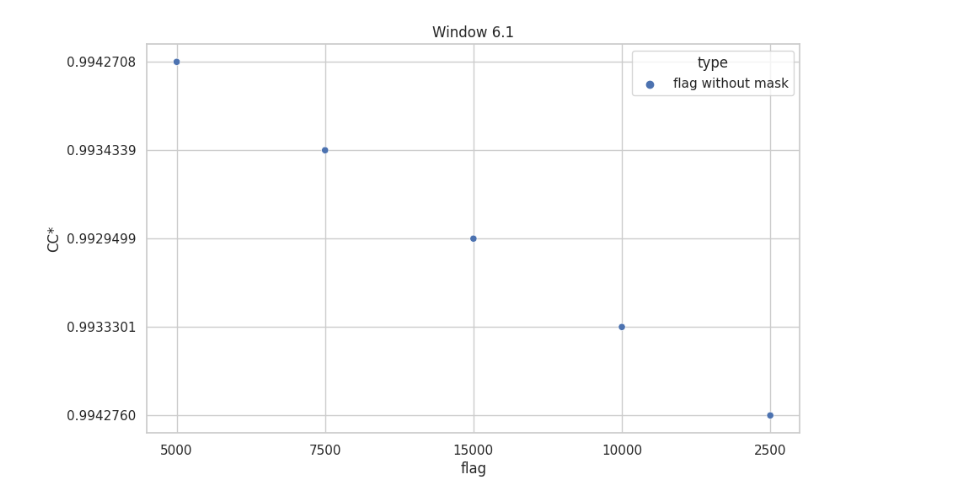
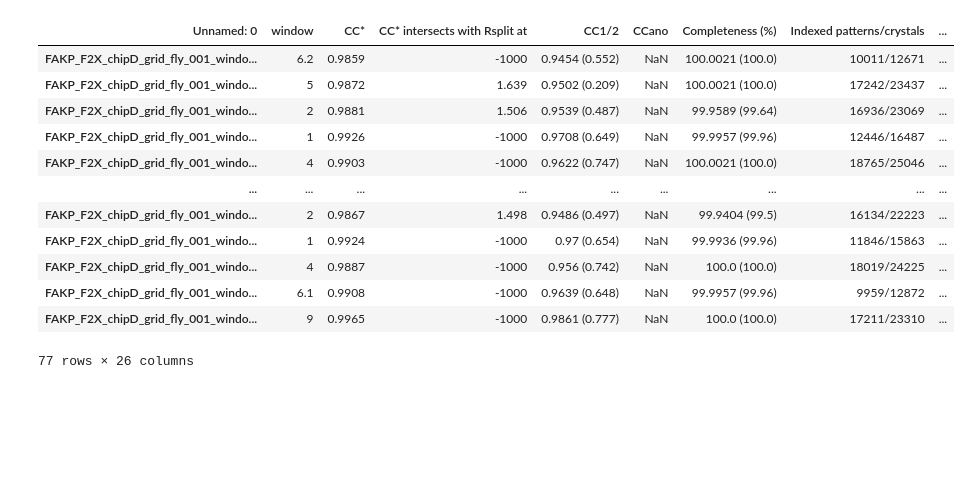
Before and after one commit to AnnaKelmanson/Overall_statistics_plotting, a Jupyter notebook: Untitled-1.ipynb, the cells around one changed output. Drawn from its saved outputs; the diff is of its cells as text; code cells hidden in the pictures; blank space fills up the shorter version.

```diff
--- a/Untitled-1.ipynb
+++ b/Untitled-1.ipynb
@@ -39,4 +40,11 @@ def process_dataframe(df_with_window_flag):
   new_type = input("Введите значение для колонки 'type': ")
   df_T['type'] = new_type
   df_T['CC*'] = df_T['CC*'].str.replace(r'\s*\([^\)]*\)', '', regex=True)
+  df_T['Multiplicity'] = df_T['Multiplicity'].str.replace(r'\s*\([^\)]*\)', '', regex=True)
+  df_T['SNR'] = df_T['SNR'].str.replace(r'\s*\([^\)]*\)', '', regex=True)
+  df_T['Rsplit (%)'] = df_T['Rsplit (%)'].str.replace(r'\s*\([^\)]*\)', '', regex=True)
+  df_T[['Indexed patterns', 'crystals']] = df_T['Indexed patterns/crystals'].str.split('/', expand=True)
+  df_T[['Refree', 'Rwork']] = df_T['Rfree/Rwork'].str.split('/', expand=True)
+  df_T[['Num. patterns', 'hits']] = df_T['Num. patterns/hits'].str.split('/', expand=True)
+  df_T['Indexed crystals/hits'] = df_T['crystals'].astype(float) / df_T['hits'].astype(float)
   return df_T
@@ -47,24 +51,33 @@ df_1 = process_dataframe(df_1)
-# %%
-chosen_window = input("Введите номер окна ")
-y = input("Выберите параметр")
-df_T_win = df_T[df_T['window']== chosen_window ]
-# Создайте список уникальных значений из колонки 'flag'
-unique_flags = df_T_win['flag'].unique()
-
-# Создайте график с помощью Seaborn, передавая список уникальных значений
-sns.set(style="whitegrid")
-plt.figure(figsize=(10, 6))
-plot = sns.scatterplot(x='flag', y=y, hue='type', data=df_T_win)
-
-# Установите заголовок графика
-plot.set_title(f"Window {chosen_window}")
-
-# Установите значения на оси X
-plt.xticks(unique_flags)
-
-# Показать легенду
-plt.legend(title='type')
-
-plt.show()
-# %% [output]
-[figure, removed]
+# %%
+df_1 = open_csv_gui()
+df_2 = open_csv_gui()
+df_3 = open_csv_gui()
+df_4 = open_csv_gui()
+df_5 = open_csv_gui()
+df_6 = open_csv_gui()
+df_7 = open_csv_gui()
+df_1 = process_dataframe(df_1)
+df_2 = process_dataframe(df_2)
+df_3 = process_dataframe(df_3)
+df_4 = process_dataframe(df_4)
+df_5 = process_dataframe(df_5)
+df_6 = process_dataframe(df_6)
+df_7 = process_dataframe(df_7)
+# %%
+df_concat = pd.concat([df_1,df_2,df_3,df_4,df_5,df_6,df_7])
+# %%
+df_concat
+# %% [output]
+| Unnamed: 0 | window | CC* | CC* intersects with Rsplit at | CC1/2 | CCano | Completeness (%) | Indexed patterns/crystals | ... |
+| FAKP_F2X_chipD_grid_fly_001_windo... | 6.2 | 0.9859 | -1000 | 0.9454 (0.552) | NaN | 100.0021 (100.0) | 10011/12671 | ... |
+| FAKP_F2X_chipD_grid_fly_001_windo... | 5 | 0.9872 | 1.639 | 0.9502 (0.209) | NaN | 100.0021 (100.0) | 17242/23437 | ... |
+| FAKP_F2X_chipD_grid_fly_001_windo... | 2 | 0.9881 | 1.506 | 0.9539 (0.487) | NaN | 99.9589 (99.64) | 16936/23069 | ... |
+| FAKP_F2X_chipD_grid_fly_001_windo... | 1 | 0.9926 | -1000 | 0.9708 (0.649) | NaN | 99.9957 (99.96) | 12446/16487 | ... |
+| FAKP_F2X_chipD_grid_fly_001_windo... | 4 | 0.9903 | -1000 | 0.9622 (0.747) | NaN | 100.0021 (100.0) | 18765/25046 | ... |
+| ... | ... | ... | ... | ... | ... | ... | ... | ... |
+| FAKP_F2X_chipD_grid_fly_001_windo... | 2 | 0.9867 | 1.498 | 0.9486 (0.497) | NaN | 99.9404 (99.5) | 16134/22223 | ... |
+| FAKP_F2X_chipD_grid_fly_001_windo... | 1 | 0.9924 | -1000 | 0.97 (0.654) | NaN | 99.9936 (99.96) | 11846/15863 | ... |
+| FAKP_F2X_chipD_grid_fly_001_windo... | 4 | 0.9887 | -1000 | 0.956 (0.742) | NaN | 100.0 (100.0) | 18019/24225 | ... |
+| FAKP_F2X_chipD_grid_fly_001_windo... | 6.1 | 0.9908 | -1000 | 0.9639 (0.648) | NaN | 99.9957 (99.96) | 9959/12872 | ... |
+| FAKP_F2X_chipD_grid_fly_001_windo... | 9 | 0.9965 | -1000 | 0.9861 (0.777) | NaN | 100.0 (100.0) | 17211/23310 | ... |
+77 rows × 26 columns
```
Also changed, not shown: parts of 6 cells of this notebook.
